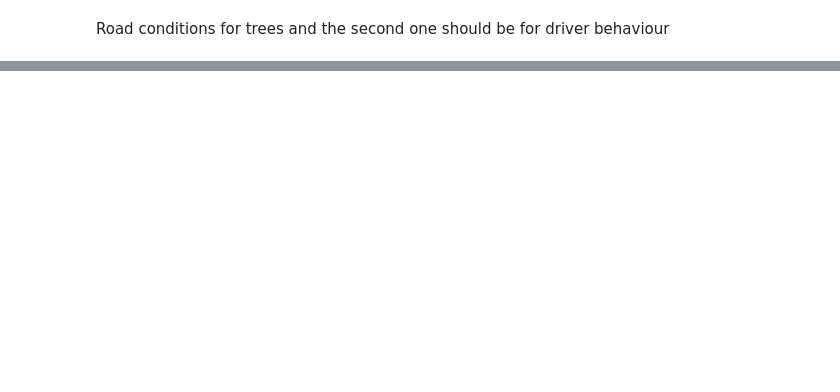
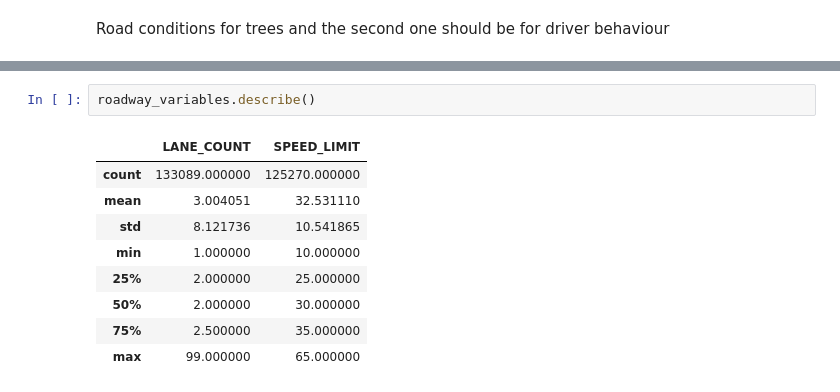
Before and after one commit to plant123456/Datathon, a Jupyter notebook: Data-2.ipynb, the cells around one changed output, grey strips where cells are left out. Drawn from its saved outputs; the diff is of its cells as text; blank space fills up the shorter version.

```diff
--- a/Data-2.ipynb
+++ b/Data-2.ipynb
@@ -528,0 +690,12 @@ Road conditions for trees and the second one should be for driver behaviour
+# %%
+roadway_variables.describe()
+# %% [output]
+|  | LANE_COUNT | SPEED_LIMIT |
+| count | 133089.000000 | 125270.000000 |
+| mean | 3.004051 | 32.531110 |
+| std | 8.121736 | 10.541865 |
+| min | 1.000000 | 10.000000 |
+| 25% | 2.000000 | 25.000000 |
+| 50% | 2.000000 | 30.000000 |
+| 75% | 2.500000 | 35.000000 |
+| max | 99.000000 | 65.000000 |
```
Also changed, not shown: parts of 10 cells of this notebook.
